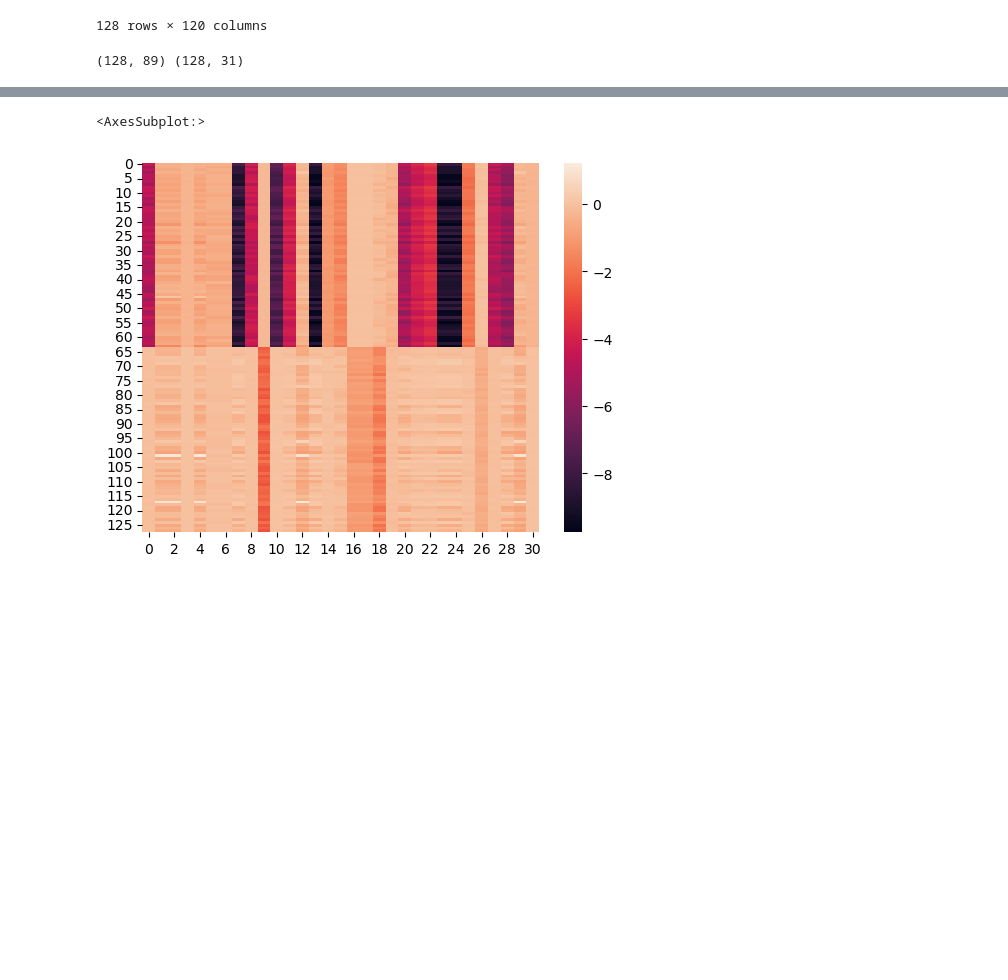
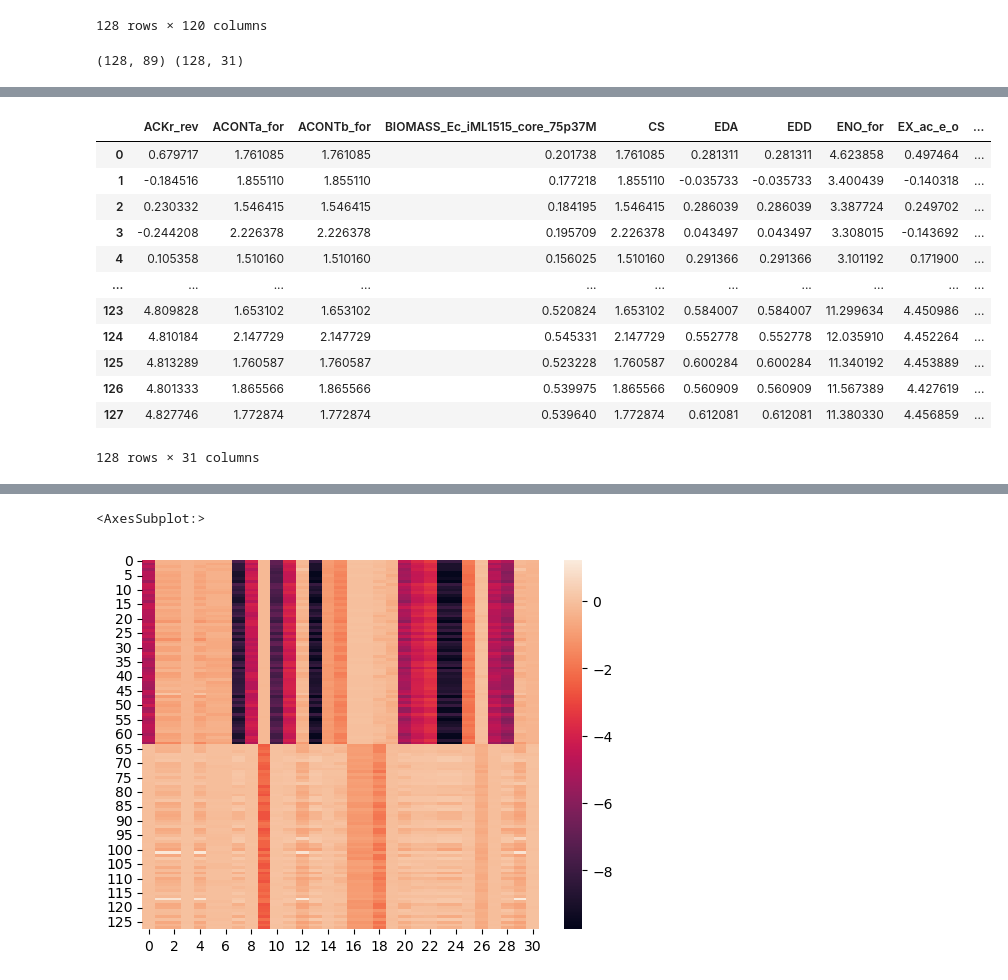
Before and after one commit to leonfaure/amn_benchmark, a Jupyter notebook: rijs_2011/rijs_2011_final.ipynb, the cells around one changed output, grey strips where cells are left out. Saved outputs shown, nothing was run; the diff lists cells and outputs as text; code cells hidden in the pictures; blank space fills up the shorter version.

```diff
--- a/rijs_2011/rijs_2011_final.ipynb
+++ b/rijs_2011/rijs_2011_final.ipynb
@@ -66,0 +73,17 @@ print(r2_score(Y, mean_xgb_pred, multioutput='variance_weighted'))
+# %%
+mean_xgb_pred_df = pd.DataFrame(mean_xgb_pred, columns=all_data.iloc[:,89:].columns)
+mean_xgb_pred_df
+# %% [output]
+|  | ACKr_rev | ACONTa_for | ACONTb_for | BIOMASS_Ec_iML1515_core_75p37M | CS | EDA | EDD | ENO_for | EX_ac_e_o | ... |
+| 0 | 0.679717 | 1.761085 | 1.761085 | 0.201738 | 1.761085 | 0.281311 | 0.281311 | 4.623858 | 0.497464 | ... |
+| 1 | -0.184516 | 1.855110 | 1.855110 | 0.177218 | 1.855110 | -0.035733 | -0.035733 | 3.400439 | -0.140318 | ... |
+| 2 | 0.230332 | 1.546415 | 1.546415 | 0.184195 | 1.546415 | 0.286039 | 0.286039 | 3.387724 | 0.249702 | ... |
+| 3 | -0.244208 | 2.226378 | 2.226378 | 0.195709 | 2.226378 | 0.043497 | 0.043497 | 3.308015 | -0.143692 | ... |
+| 4 | 0.105358 | 1.510160 | 1.510160 | 0.156025 | 1.510160 | 0.291366 | 0.291366 | 3.101192 | 0.171900 | ... |
+| ... | ... | ... | ... | ... | ... | ... | ... | ... | ... | ... |
+| 123 | 4.809828 | 1.653102 | 1.653102 | 0.520824 | 1.653102 | 0.584007 | 0.584007 | 11.299634 | 4.450986 | ... |
+| 124 | 4.810184 | 2.147729 | 2.147729 | 0.545331 | 2.147729 | 0.552778 | 0.552778 | 12.035910 | 4.452264 | ... |
+| 125 | 4.813289 | 1.760587 | 1.760587 | 0.523228 | 1.760587 | 0.600284 | 0.600284 | 11.340192 | 4.453889 | ... |
+| 126 | 4.801333 | 1.865566 | 1.865566 | 0.539975 | 1.865566 | 0.560909 | 0.560909 | 11.567389 | 4.427619 | ... |
+| 127 | 4.827746 | 1.772874 | 1.772874 | 0.539640 | 1.772874 | 0.612081 | 0.612081 | 11.380330 | 4.456859 | ... |
+128 rows × 31 columns
```
Also changed, not shown: parts of 4 cells of this notebook.
